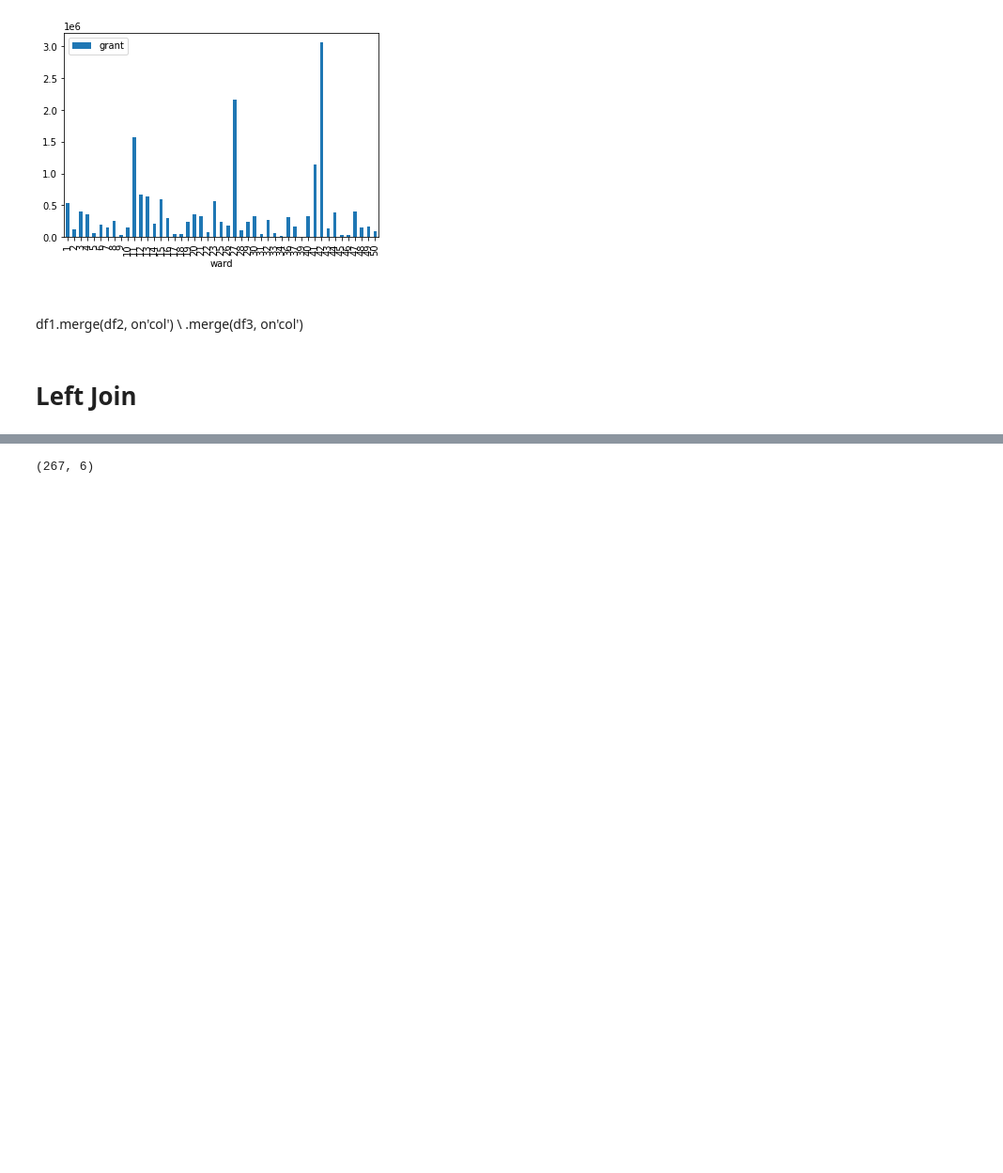
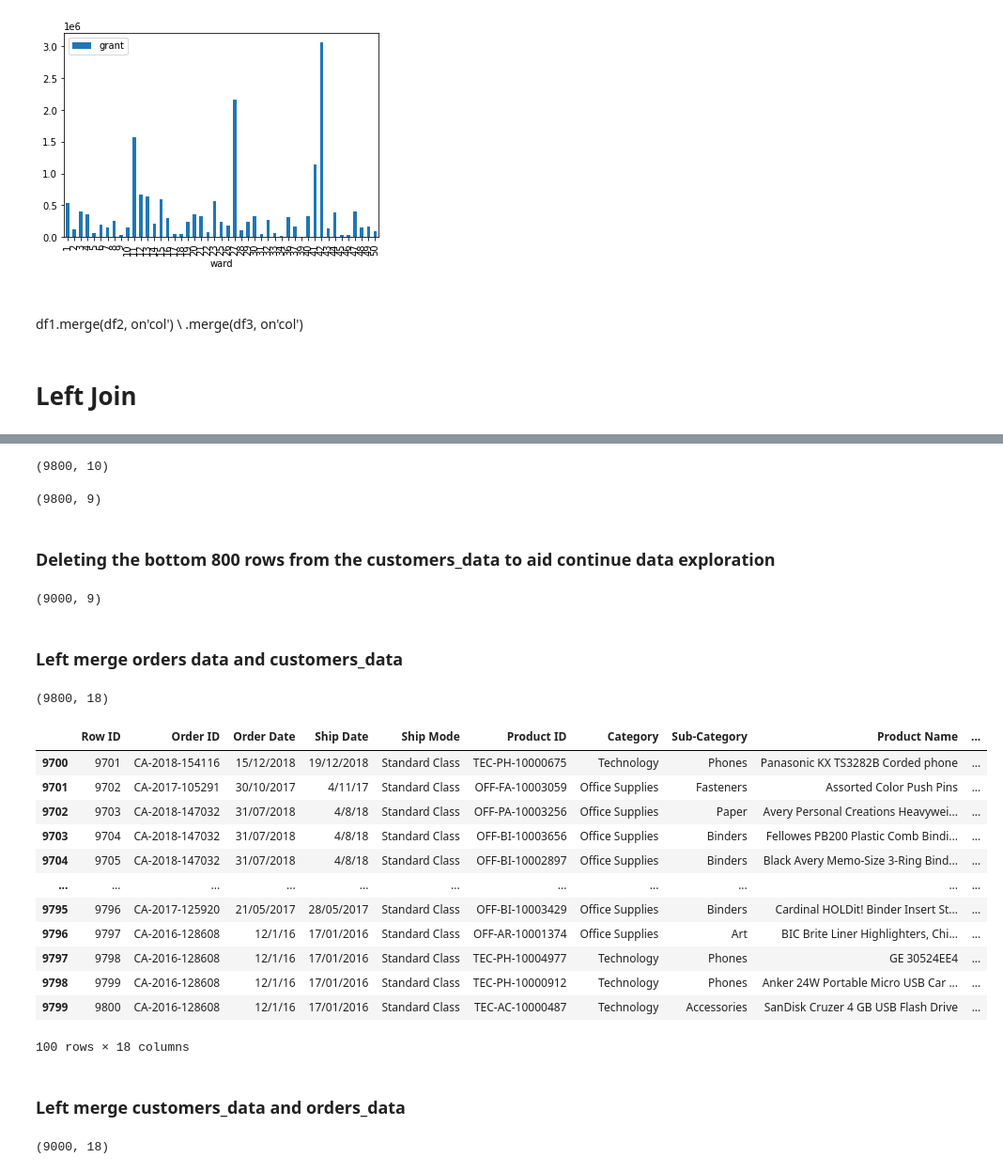
Before and after one commit to Jose-Servin/DataCamp, a Jupyter notebook: Courses/Joining_Data/Joining_Data_Pandas.ipynb, the cells around one changed output, grey strips where cells are left out. Shown: that part at 94% size. Drawn from its saved outputs; the diff is of its cells as text; code cells hidden in the pictures; blank space fills up the shorter version.

```diff
--- a/Courses/Joining_Data/Joining_Data_Pandas.ipynb
+++ b/Courses/Joining_Data/Joining_Data_Pandas.ipynb
@@ -358,4 +362,48 @@ df1.merge(df2, on'col') \
+# %%
+orders_data = pd.read_csv('/Users/joseservin/DataCamp/Courses/Joining_Data/order_table.csv')
+orders_data.shape
+# %% [output]
+(9800, 10)
+# %%
+customers_data = pd.read_csv('/Users/joseservin/DataCamp/Courses/Joining_Data/customer_table.csv')
+customers_data.shape
+# %% [output]
+(9800, 9)
+# %% [markdown]
+### Deleting the bottom 800 rows from the customers_data to aid continue data exploration
+# %%
+customers_data.drop(customers_data.tail(800).index, inplace=True) # drops the last 800 rows in DataFrame
 # %%
-wards_businesses.shape
+customers_data.shape
 # %% [output]
-(267, 6)
+(9000, 9)
+# %% [markdown]
+### Left merge orders data and customers_data
+# %%
+orders_per_customer = orders_data.merge(customers_data, on='Row ID', how='left')
+orders_per_customer.shape
+# %% [output]
+(9800, 18)
+# %%
+orders_per_customer.tail(100)
+# %% [output]
+|  | Row ID | Order ID | Order Date | Ship Date | Ship Mode | Product ID | Category | Sub-Category | Product Name | ... |
+| 9700 | 9701 | CA-2018-154116 | 15/12/2018 | 19/12/2018 | Standard Class | TEC-PH-10000675 | Technology | Phones | Panasonic KX TS3282B Corded phone | ... |
+| 9701 | 9702 | CA-2017-105291 | 30/10/2017 | 4/11/17 | Standard Class | OFF-FA-10003059 | Office Supplies | Fasteners | Assorted Color Push Pins | ... |
+| 9702 | 9703 | CA-2018-147032 | 31/07/2018 | 4/8/18 | Standard Class | OFF-PA-10003256 | Office Supplies | Paper | Avery Personal Creations Heavywei... | ... |
+| 9703 | 9704 | CA-2018-147032 | 31/07/2018 | 4/8/18 | Standard Class | OFF-BI-10003656 | Office Supplies | Binders | Fellowes PB200 Plastic Comb Bindi... | ... |
+| 9704 | 9705 | CA-2018-147032 | 31/07/2018 | 4/8/18 | Standard Class | OFF-BI-10002897 | Office Supplies | Binders | Black Avery Memo-Size 3-Ring Bind... | ... |
+| ... | ... | ... | ... | ... | ... | ... | ... | ... | ... | ... |
+| 9795 | 9796 | CA-2017-125920 | 21/05/2017 | 28/05/2017 | Standard Class | OFF-BI-10003429 | Office Supplies | Binders | Cardinal HOLDit! Binder Insert St... | ... |
+| 9796 | 9797 | CA-2016-128608 | 12/1/16 | 17/01/2016 | Standard Class | OFF-AR-10001374 | Office Supplies | Art | BIC Brite Liner Highlighters, Chi... | ... |
+| 9797 | 9798 | CA-2016-128608 | 12/1/16 | 17/01/2016 | Standard Class | TEC-PH-10004977 | Technology | Phones | GE 30524EE4 | ... |
+| 9798 | 9799 | CA-2016-128608 | 12/1/16 | 17/01/2016 | Standard Class | TEC-PH-10000912 | Technology | Phones | Anker 24W Portable Micro USB Car ... | ... |
+| 9799 | 9800 | CA-2016-128608 | 12/1/16 | 17/01/2016 | Standard Class | TEC-AC-10000487 | Technology | Accessories | SanDisk Cruzer 4 GB USB Flash Drive | ... |
+100 rows × 18 columns
+# %% [markdown]
+### Left merge customers_data and orders_data
+# %%
+customers_per_order = customers_data.merge(orders_data, on='Row ID', how='left')
+customers_per_order.shape
+# %% [output]
+(9000, 18)
```
Also changed, not shown: parts of 37 cells of this notebook, 2 other files.
